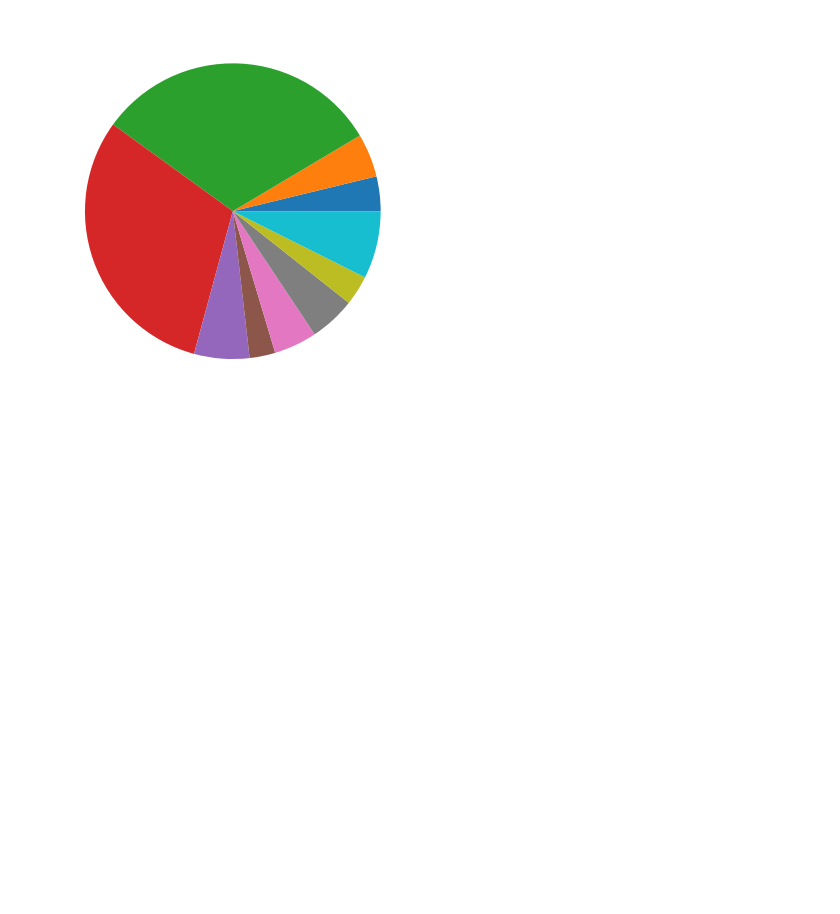
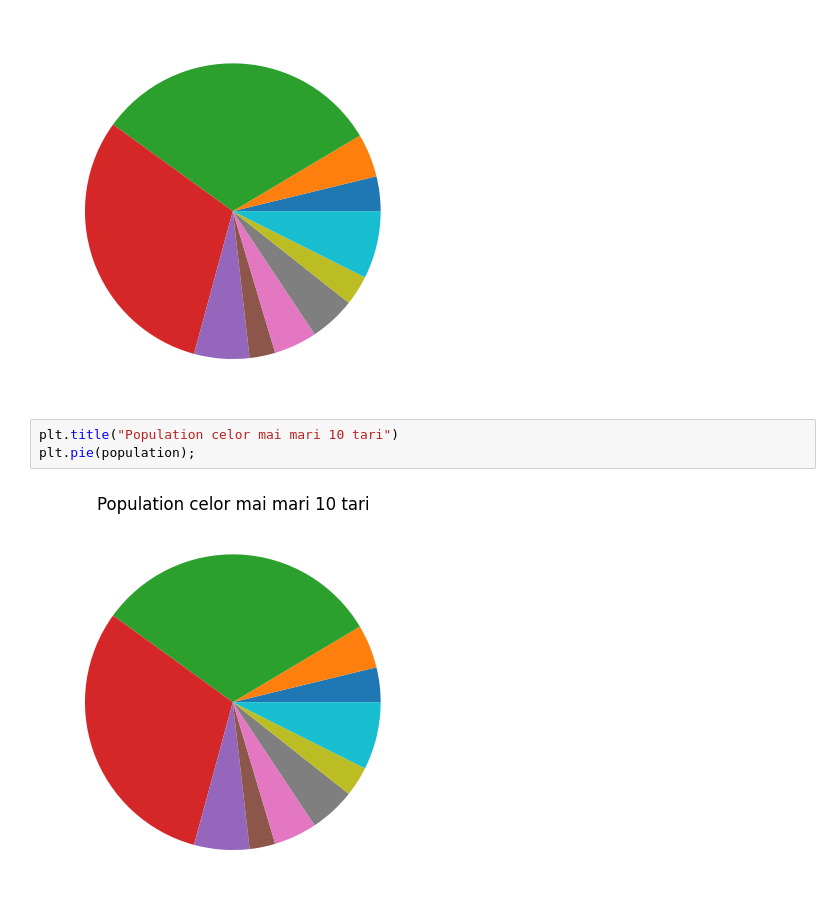
Before and after one commit to sojog/Python-Data-Visualization, a Jupyter notebook: Curs1/5.tari.ipynb, the cells around one changed output. Saved outputs shown, nothing was run; the diff lists cells and outputs as text; blank space fills up the shorter version.

```diff
--- a/Curs1/5.tari.ipynb
+++ b/Curs1/5.tari.ipynb
@@ -22,3 +22,8 @@ Population [170, 213, 1411, 1378, 271, 126, 211, 225, 146, 331]
 plt.pie(population);
 # %% [output]
 [figure]
+# %%
+plt.title("Population celor mai mari 10 tari")
+plt.pie(population);
+# %% [output]
+[figure, added]
```
Also changed, not shown: parts of 1 cell of this notebook, 19 other files.
